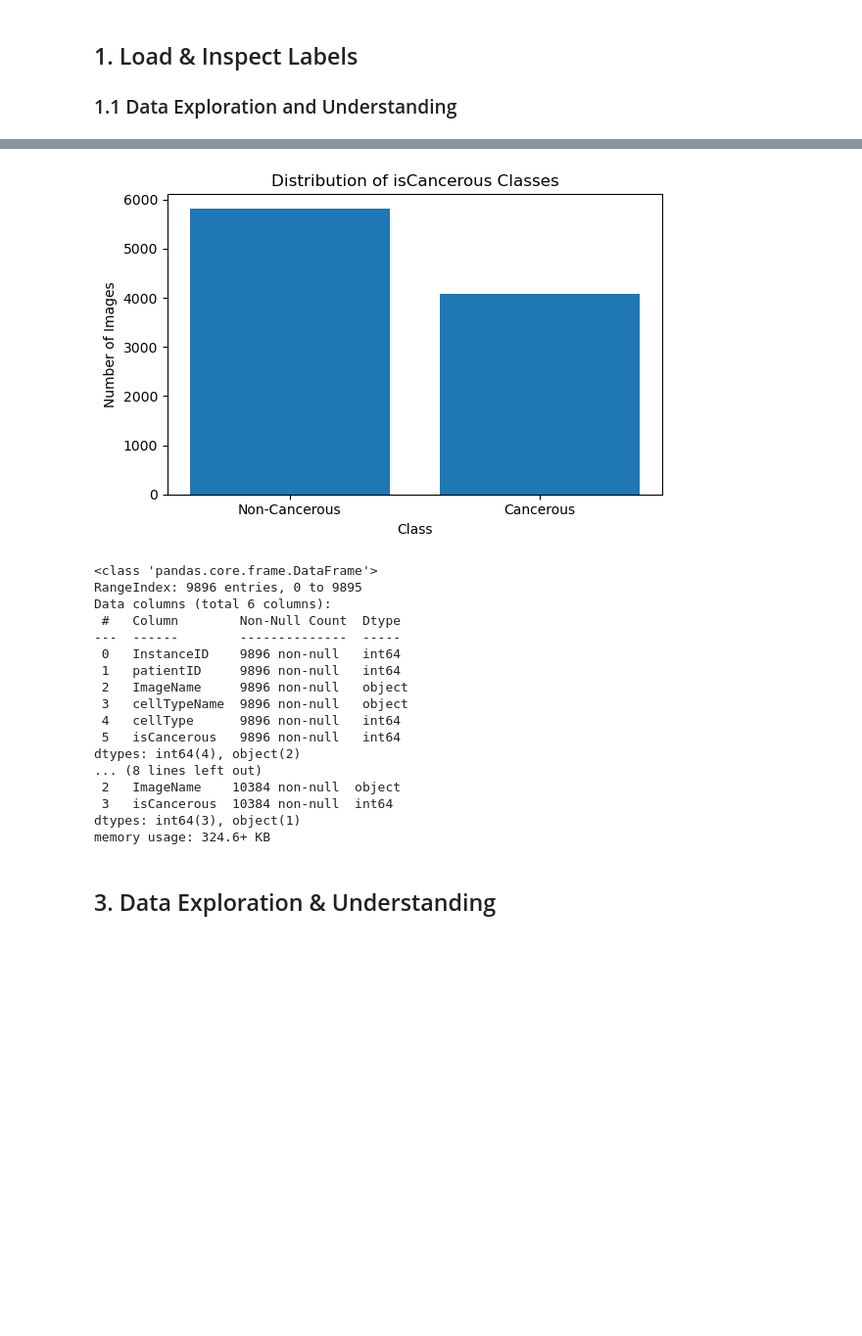
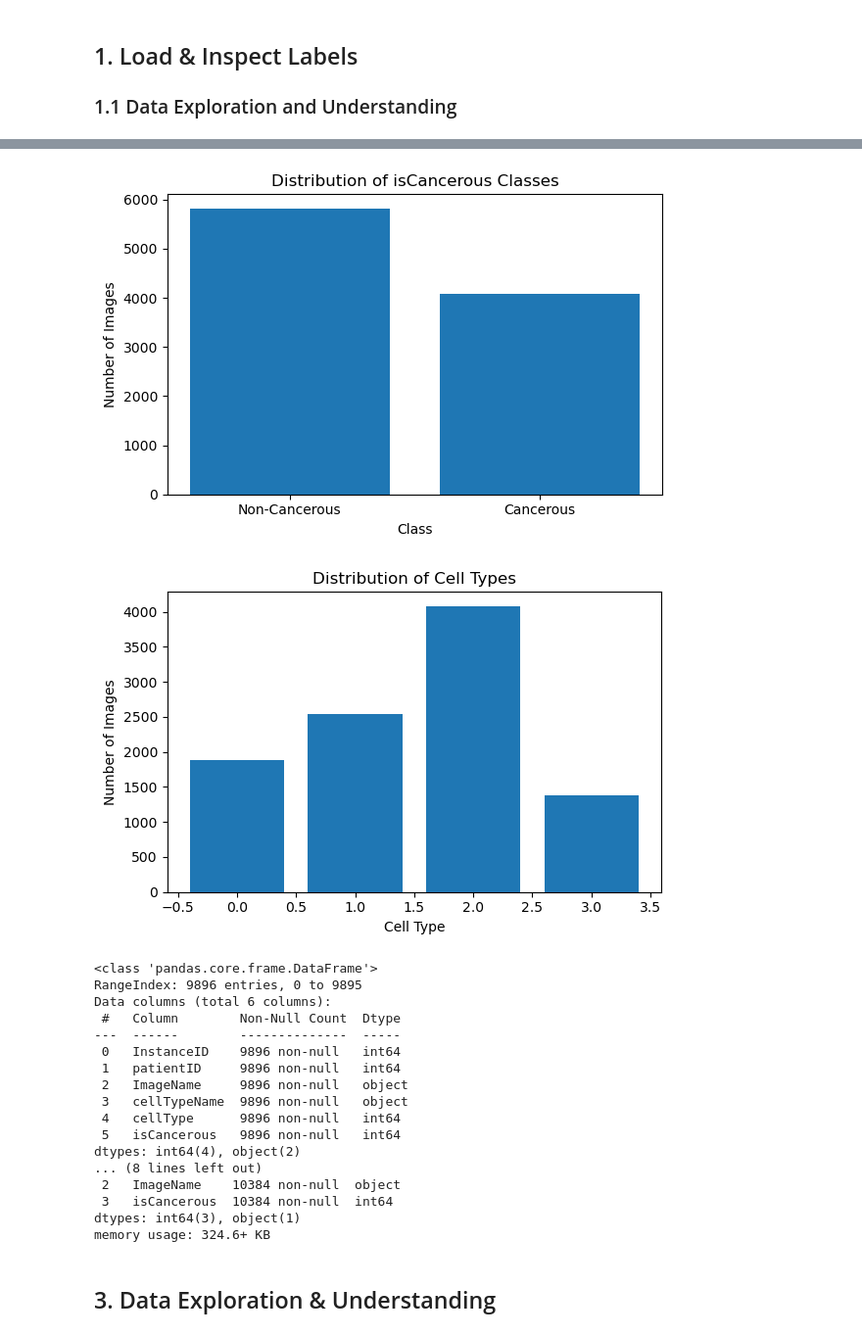
Before and after one commit to Adi112004/Machine-Learning-Assignment-2, a Jupyter notebook: Assignment2-ML.ipynb, the cells around one changed output, grey strips where cells are left out. Shown at 98% size. Drawn from its saved outputs; the diff is of its cells as text; code cells hidden in the pictures; blank space fills up the shorter version.

```diff
--- a/Assignment2-ML.ipynb
+++ b/Assignment2-ML.ipynb
@@ -33,33 +33,45 @@ plt.figure(figsize=(6, 4))
 bars = plt.bar(counts.index, counts.values)
 plt.title('Distribution of isCancerous Classes')
 plt.xlabel('Class')
 plt.ylabel('Number of Images')
 
 plt.tight_layout()
 plt.show()
 
+counts = df_main['cellType'].value_counts().sort_index()
+
+plt.figure(figsize=(6, 4))
+bars = plt.bar(counts.index, counts.values)
+plt.title('Distribution of Cell Types')
+plt.xlabel('Cell Type')
+plt.ylabel('Number of Images')
+
+plt.tight_layout()
+plt.show()
+
 df_main.info()
 
 df_main.isna()
 
 df_extra.info()
 # %% [output]
 Main labels shape: (9896, 6)
    InstanceID  patientID  ImageName cellTypeName  cellType  isCancerous
 0       22405          1  22405.png   fibroblast         0            0
 1       22406          1  22406.png   fibroblast         0            0
 2       22407          1  22407.png   fibroblast         0            0
 3       22408          1  22408.png   fibroblast         0            0
 4       22409          1  22409.png   fibroblast         0            0
 
 Extra labels shape: (10384, 4)
    InstanceID  patientID  ImageName  isCancerous
 0       12681         61  12681.png            0
 1       12682         61  12682.png            0
 2       12683         61  12683.png            0
 3       12684         61  12684.png            0
 4       12685         61  12685.png            0
 [figure]
+[figure, added]
 <class 'pandas.core.frame.DataFrame'>
 RangeIndex: 9896 entries, 0 to 9895
 Data columns (total 6 columns):
```
